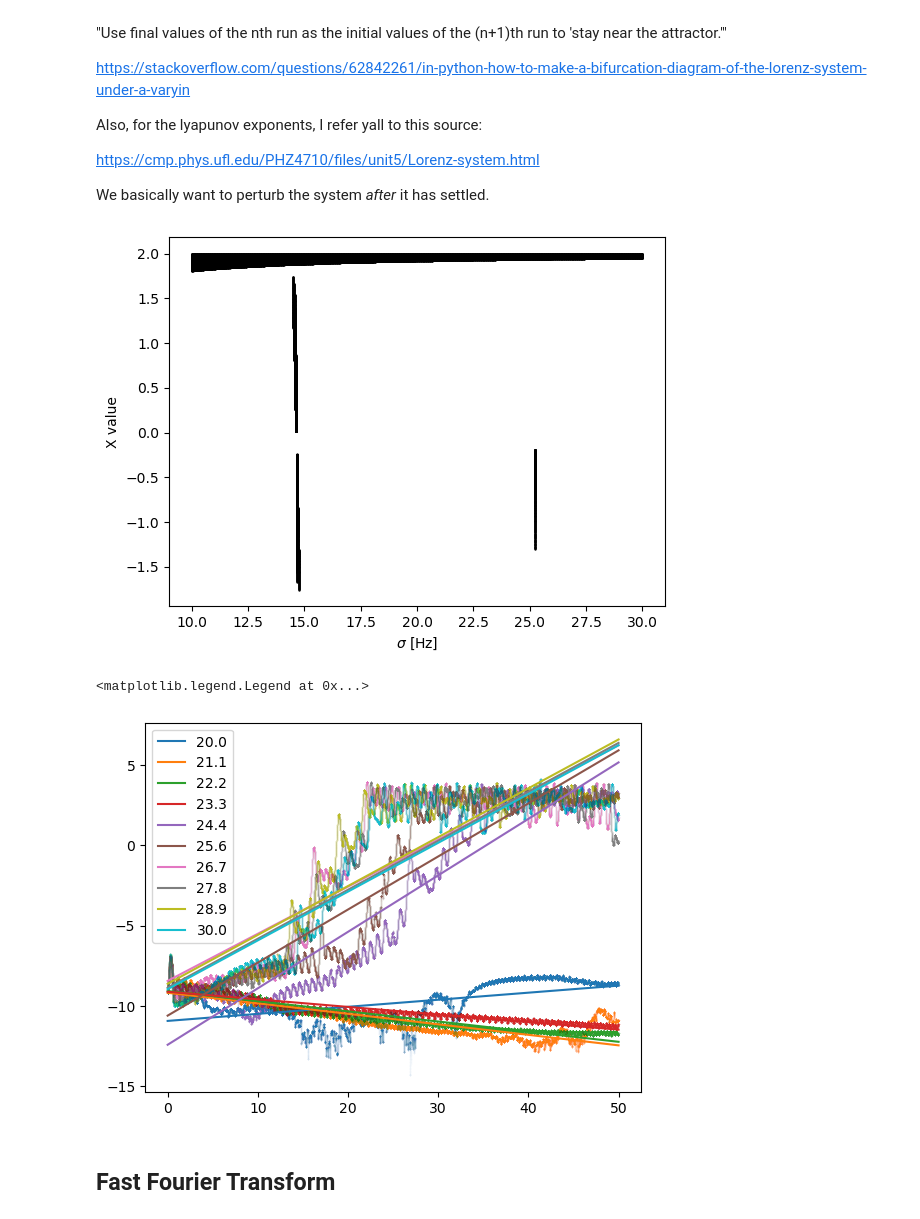
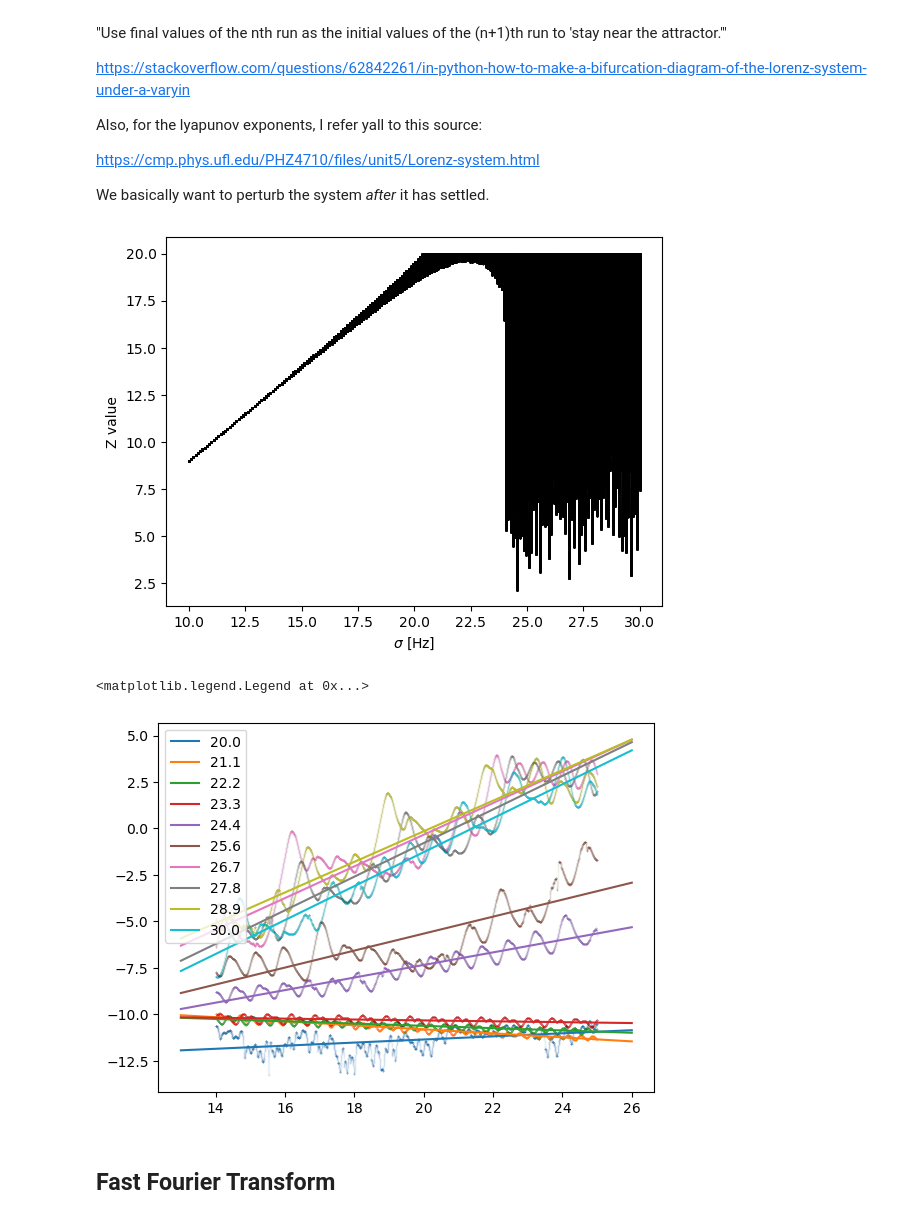
Before and after one commit to Chwanhee/Metrology, a Jupyter notebook: Report_2/FFT_Poincare_Bif.ipynb, the cells around one changed output. Saved outputs shown, nothing was run; the diff lists cells and outputs as text; code cells hidden in the pictures.

```diff
--- a/Report_2/FFT_Poincare_Bif.ipynb
+++ b/Report_2/FFT_Poincare_Bif.ipynb
@@ -100,43 +75,41 @@ def lor_sys(t,w,sigma,rho,beta):
     x,y,z = w
     dx = sigma*(y-x)
     dy = x*(rho-z)-y
     dz = x*y-beta*z
     return dx,dy,dz
 
 t_span = (0,50)
 t_eval = np.linspace(*t_span,int(1e5)) # No need to be so fine like here.
 xyz0 = [2,1,1] # Recall that z is in Amperes (a large unit).
 
 sigma = np.linspace(10,30,200)
 
 for s in tqdm(sigma):
     solution = solve_ivp(lor_sys,t_span,xyz0,t_eval=t_eval,first_step=1e-7,
                         args=[10,s,8/3])
-
-    x_sol = solution.y[0]
-    z_sol = solution.y[2]
-
-    eps = 5e-5; tau = 1e-6
+    z_sol = solution.y[2][solution.t>20] # ignore all transient states
+    # z_sol = solution.y[2]
+    eps = 1e-8
 
 # Remove for loop and optimise caclulation.
     # Make boolean array for closeness to 2.
-    msk = np.abs(z_sol-eps) < 2
+    msk = np.abs(z_sol-eps) < 20
 
     # Make boolean mask for direction vector
     delta = np.diff(z_sol)
     delta = np.append(delta,0)
     delta = delta < 0
 
     indices = np.where(msk& delta)[0] # Merge booleans and find index
 
-    plt.scatter(np.full(len(indices),s), x_sol[indices]
-                ,color="k",s=0.5)
+    plt.scatter(np.full(len(indices),s), z_sol[indices]
+                ,color="k",s=0.1)
 
-plt.ylabel("X value"); plt.xlabel(r"$\sigma$ [Hz]")
+plt.ylabel("Z value"); plt.xlabel(r"$\sigma$ [Hz]")
 plt.show()
 plt.close("all")
 # %% [output]
-[figure, old version]
+[figure, new version]
 # %%
 X1_0 = np.array([2.0,1.00,1])
 X2_0 = X1_0+np.array([0,.0001,0])
@@ -155,12 +128,12 @@ for rho in tqdm(np.linspace(20,30,10),leave=False):
                     ,args=[10,rho,8/3]
                     ,t_eval=t_eval
                     )
+    # Assume transience is gone after t>trn and saturation at t>sat.
+    trn = 14; sat = 25
+    dX = norm(sol1.y-sol2.y,axis=0)
+    y = np.log(dX[(trn<sol1.t) & (sol1.t<sat)])
 
-    dX = norm(sol1.y-sol2.y,axis=0)
-    y = np.log(dX)
-
-    frc = int(len(y))
-    t = sol1.t[:frc] ; y = y[:frc]
+    t = sol1.t[(trn<sol1.t) & (sol1.t<sat)]
 
     fit = linregress(t,y)
     m = fit.slope
@@ -170,13 +143,13 @@ for rho in tqdm(np.linspace(20,30,10),leave=False):
     lyau.append(y)
 
     plt.scatter(t,y,s=0.1,alpha=0.03)
-    X = np.array([0,max(t)])
+    X = np.array([min(t)-1,max(t)+1])
     plt.plot(X,m*X+b,label=f"{round(rho,ndigits=1)}")
 
 plt.legend(loc="upper left")
 # %% [output]
 <matplotlib.legend.Legend at 0x...>
-[figure, old version]
+[figure, new version]
 # %% [markdown]
 ## Fast Fourier Transform
 # %%
```
Also changed, not shown: parts of 3 cells of this notebook.
